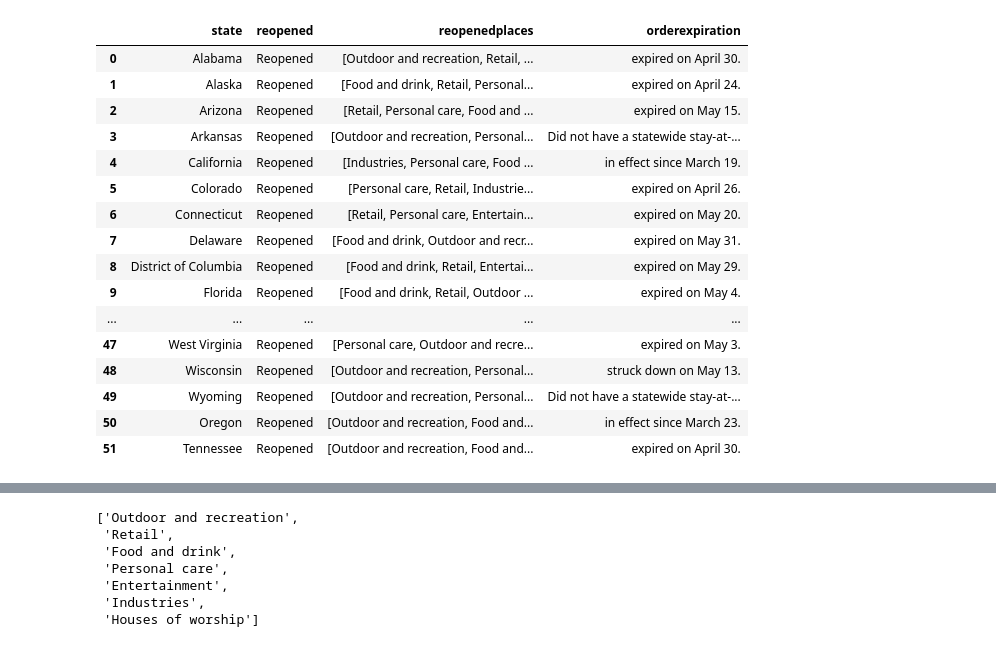
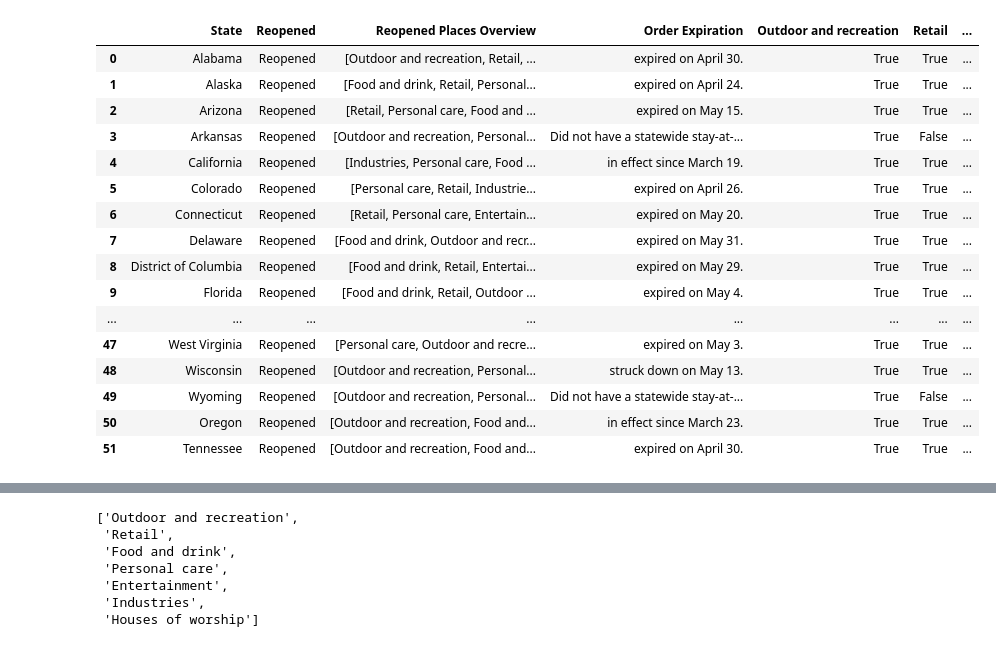
Before and after one commit to oliverli99/NYT-Web-Scraper-, a Jupyter notebook: New York Times Web Scraper.ipynb, the cells around one changed output, grey strips where cells are left out. Drawn from its saved outputs; the diff is of its cells as text; code cells hidden in the pictures.

Commit message:
added counts and individual columns

```diff
--- a/New York Times Web Scraper.ipynb
+++ b/New York Times Web Scraper.ipynb
@@ -23,7 +23,6 @@ statelist = []
 reopenedplaceslist = []
 orderexpirationlist = []
 reopenedboollist = []
-
 
 for div in mydivs:
     state = div.find("div", {"data-state" : re.compile(r".*")})['data-state']
@@ -33,52 +32,91 @@ for div in mydivs:
     try:
         reopenedbool = div.find("div", {"class": 'g-details-subhed'}).text
     except:
         reopenedbool = 'Not Reopened'
 
 
     reopenedboollist.append(reopenedbool)
 
     #grab list of reopened places
     reopenedplaces = div.find_all("div", {"class": 'g-cat-name'})
 
     #change list of reopenedplaces to text
     for i in range(len(reopenedplaces)):
         reopenedplaces[i] = reopenedplaces[i].text
 
     reopenedplaceslist.append(reopenedplaces)
 
 
 
     orderexpiration = div.find("span", {"class": 'g-date-details-text'}).text
 
     orderexpirationlist.append(orderexpiration)
 
 
 
 df = pd.DataFrame()
-df['state'] = statelist
-df['reopened'] = reopenedbool
+df['State'] = statelist
+df['Reopened'] = reopenedbool
 
-df['reopenedplaces'] = reopenedplaceslist
-df['orderexpiration'] = orderexpirationlist
+df['Reopened Places Overview'] = reopenedplaceslist
+df['Order Expiration'] = orderexpirationlist
+
+df['Outdoor and recreation'] = False
+df['Retail'] = False
+df['Food and drink'] = False
+df['Personal care'] = False
+df['Entertainment'] = False
+df['Industries'] = False
+df['Houses of worship'] = False
 
 
-df
+
+## PLEASE NOTE: MARYLAND IS AN EXCEPTION. do not have as granular as wanted. reopening soon is not its own section
+
+for index, row in df.iterrows():
+    templist = row["Reopened Places Overview"]
+    if "Outdoor and recreation" in templist:
+        df.iloc[index, df.columns.get_loc("Outdoor and recreation")] = True
+
+    if "Retail" in templist:
+        df.iloc[index, df.columns.get_loc("Retail")] = True
+
+    if "Food and drink" in templist:
+        df.iloc[index, df.columns.get_loc("Food and drink")] = True
+
+    if "Personal care" in templist:
+        df.iloc[index, df.columns.get_loc("Personal care")] = True
+    if "Entertainment" in templist:
+        df.iloc[index, df.columns.get_loc("Entertainment")] = True
+    if "Industries" in templist:
+        df.iloc[index, df.columns.get_loc("Industries")] = True
+    if "Houses of worship" in templist:
+        df.iloc[index, df.columns.get_loc("Houses of worship")] = True
+
+
+df["Total Count"] = 0
+
+df["Total Count"] = 0
+incorrectcount = 0
+for i in range(len(df.index)):
+    for j in range(len(df.columns)):
+        if(df.iat[i,j] == True):
+            df.iat[i,11] += 1
 # %% [output]
-|  | state | reopened | reopenedplaces | orderexpiration |
-| 0 | Alabama | Reopened | [Outdoor and recreation, Retail, ... | expired on April 30. |
-| 1 | Alaska | Reopened | [Food and drink, Retail, Personal... | expired on April 24. |
-| 2 | Arizona | Reopened | [Retail, Personal care, Food and ... | expired on May 15. |
-| 3 | Arkansas | Reopened | [Outdoor and recreation, Personal... | Did not have a statewide stay-at-... |
-| 4 | California | Reopened | [Industries, Personal care, Food ... | in effect since March 19. |
-| 5 | Colorado | Reopened | [Personal care, Retail, Industrie... | expired on April 26. |
-| 6 | Connecticut | Reopened | [Retail, Personal care, Entertain... | expired on May 20. |
-| 7 | Delaware | Reopened | [Food and drink, Outdoor and recr... | expired on May 31. |
-| 8 | District of Columbia | Reopened | [Food and drink, Retail, Entertai... | expired on May 29. |
-| 9 | Florida | Reopened | [Food and drink, Retail, Outdoor ... | expired on May 4. |
-| ... | ... | ... | ... | ... |
-| 47 | West Virginia | Reopened | [Personal care, Outdoor and recre... | expired on May 3. |
-| 48 | Wisconsin | Reopened | [Outdoor and recreation, Personal... | struck down on May 13. |
-| 49 | Wyoming | Reopened | [Outdoor and recreation, Personal... | Did not have a statewide stay-at-... |
-| 50 | Oregon | Reopened | [Outdoor and recreation, Food and... | in effect since March 23. |
-| 51 | Tennessee | Reopened | [Outdoor and recreation, Food and... | expired on April 30. |
+|  | State | Reopened | Reopened Places Overview | Order Expiration | Outdoor and recreation | Retail | ... |
+| 0 | Alabama | Reopened | [Outdoor and recreation, Retail, ... | expired on April 30. | True | True | ... |
+| 1 | Alaska | Reopened | [Food and drink, Retail, Personal... | expired on April 24. | True | True | ... |
+| 2 | Arizona | Reopened | [Retail, Personal care, Food and ... | expired on May 15. | True | True | ... |
+| 3 | Arkansas | Reopened | [Outdoor and recreation, Personal... | Did not have a statewide stay-at-... | True | False | ... |
+| 4 | California | Reopened | [Industries, Personal care, Food ... | in effect since March 19. | True | True | ... |
+| 5 | Colorado | Reopened | [Personal care, Retail, Industrie... | expired on April 26. | True | True | ... |
+| 6 | Connecticut | Reopened | [Retail, Personal care, Entertain... | expired on May 20. | True | True | ... |
+| 7 | Delaware | Reopened | [Food and drink, Outdoor and recr... | expired on May 31. | True | True | ... |
+| 8 | District of Columbia | Reopened | [Food and drink, Retail, Entertai... | expired on May 29. | True | True | ... |
+| 9 | Florida | Reopened | [Food and drink, Retail, Outdoor ... | expired on May 4. | True | True | ... |
+| ... | ... | ... | ... | ... | ... | ... | ... |
+| 47 | West Virginia | Reopened | [Personal care, Outdoor and recre... | expired on May 3. | True | True | ... |
+| 48 | Wisconsin | Reopened | [Outdoor and recreation, Personal... | struck down on May 13. | True | True | ... |
+| 49 | Wyoming | Reopened | [Outdoor and recreation, Personal... | Did not have a statewide stay-at-... | True | False | ... |
+| 50 | Oregon | Reopened | [Outdoor and recreation, Food and... | in effect since March 23. | True | True | ... |
+| 51 | Tennessee | Reopened | [Outdoor and recreation, Food and... | expired on April 30. | True | True | ... |
```
Also changed, not shown: parts of 3 cells of this notebook.
